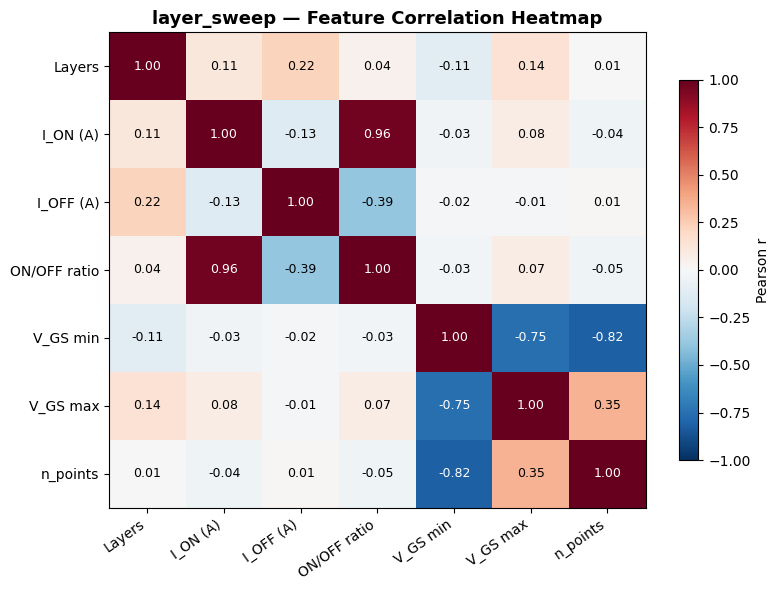
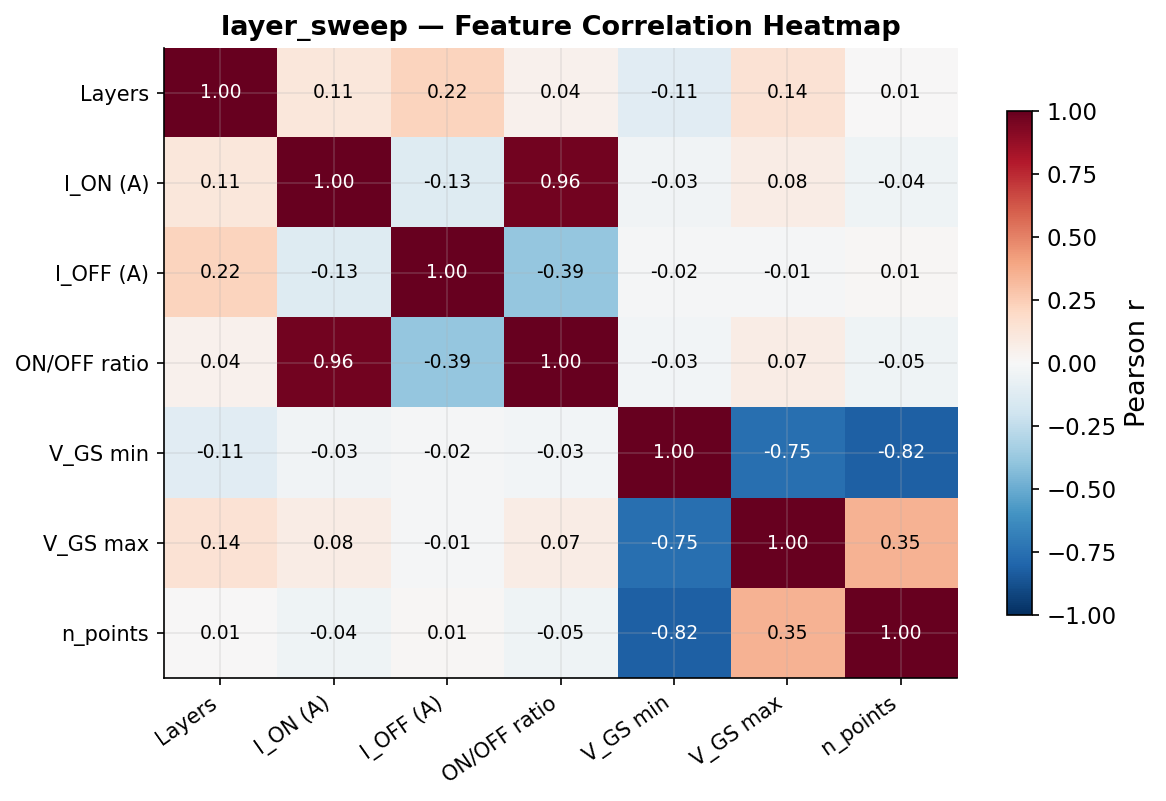
The notebook cell's code change between the first figure and the second:
--- before
+++ after
@@ -14,5 +14,5 @@
 corr.columns = [label_map.get(c, c) for c in corr.columns]
 
-fig, ax = plt.subplots(figsize=(8, 6))
+fig, ax = plt.subplots(figsize=(8, 5.5))
 cmap = plt.cm.RdBu_r
 im = ax.imshow(corr.values, cmap=cmap, vmin=-1, vmax=1, aspect="auto")

Commit: Fix annotations, improve readability, fix image rendering, replace ASCII pipeline with PNG